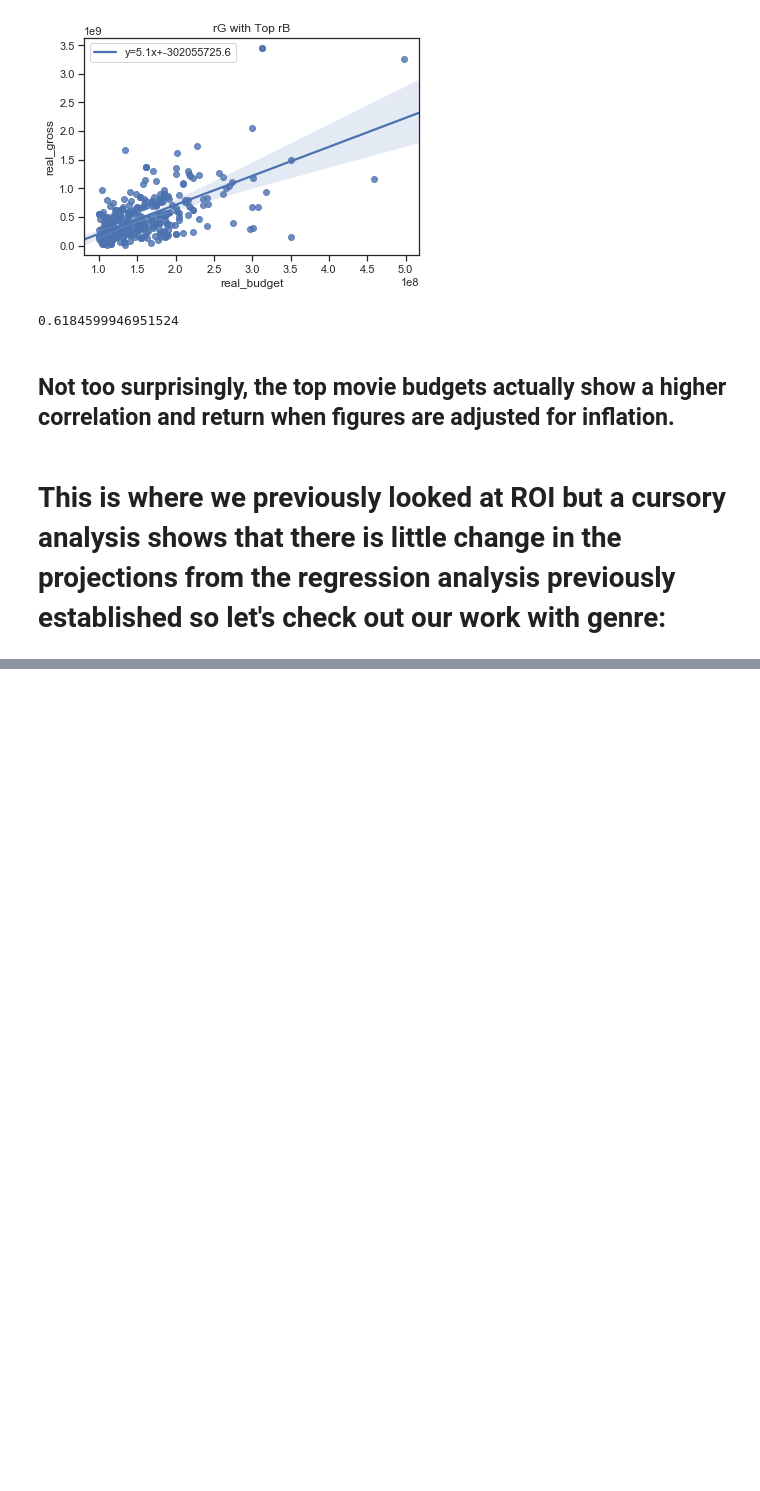
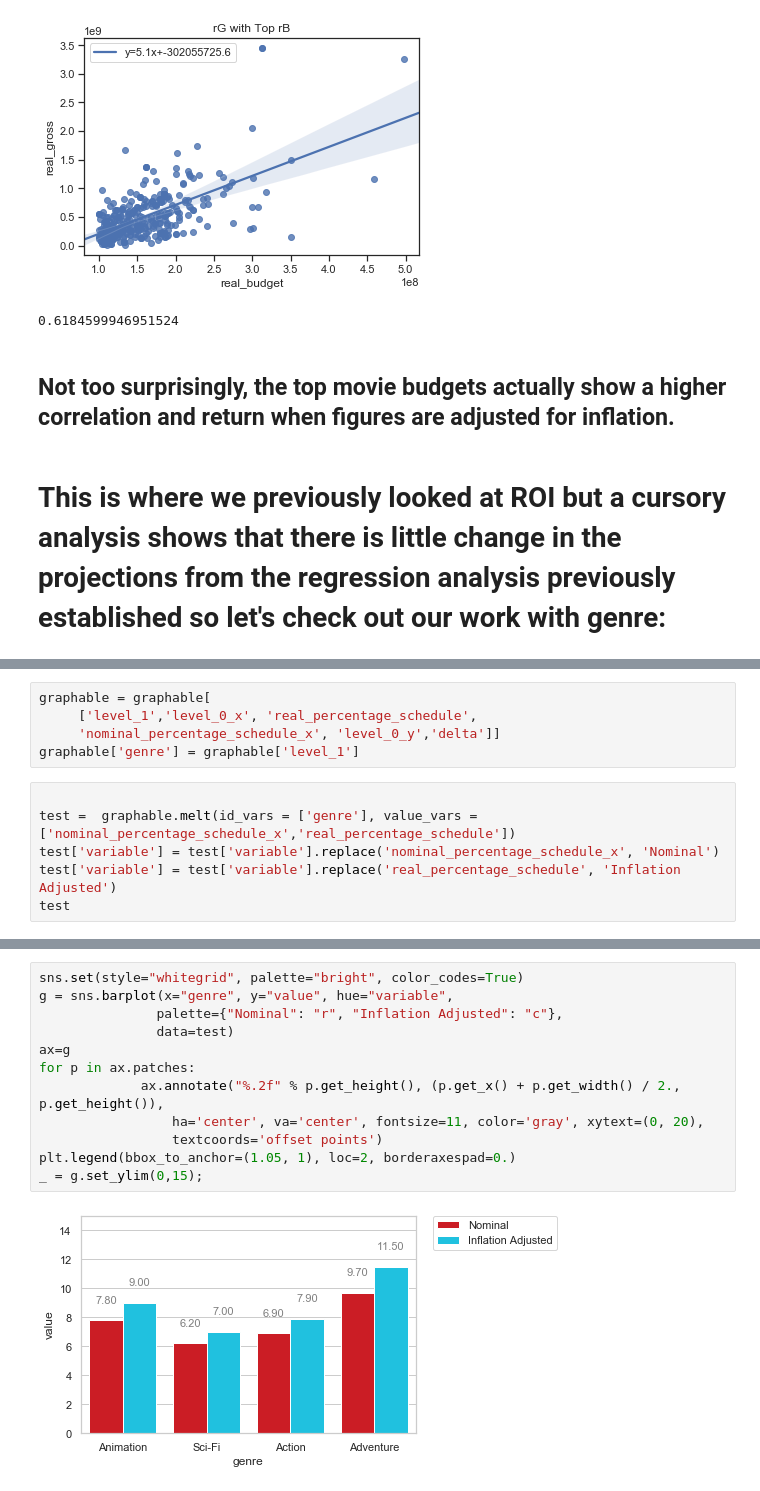
Before and after one commit to ElliotEvins/microsoft-movie-analysis-project, a Jupyter notebook: ipynb files/cpi_pursuit.ipynb, the cells around one changed output, grey strips where cells are left out. Drawn from its saved outputs; the diff is of its cells as text; blank space fills up the shorter version.

```diff
--- a/ipynb files/cpi_pursuit.ipynb
+++ b/ipynb files/cpi_pursuit.ipynb
@@ -171,0 +358,11 @@ print(r_value)
+# %%
+graphable = graphable[
+     ['level_1','level_0_x', 'real_percentage_schedule',
+     'nominal_percentage_schedule_x', 'level_0_y','delta']]
+graphable['genre'] = graphable['level_1']
+# %%
+
+test =  graphable.melt(id_vars = ['genre'], value_vars =['nominal_percentage_schedule_x','real_percentage_schedule'])
+test['variable'] = test['variable'].replace('nominal_percentage_schedule_x', 'Nominal')
+test['variable'] = test['variable'].replace('real_percentage_schedule', 'Inflation Adjusted')
+test
@@ -171,0 +379,14 @@ print(r_value)
+# %%
+sns.set(style="whitegrid", palette="bright", color_codes=True)
+g = sns.barplot(x="genre", y="value", hue="variable",
+               palette={"Nominal": "r", "Inflation Adjusted": "c"},
+               data=test)
+ax=g
+for p in ax.patches:
+             ax.annotate("%.2f" % p.get_height(), (p.get_x() + p.get_width() / 2., p.get_height()),
+                 ha='center', va='center', fontsize=11, color='gray', xytext=(0, 20),
+                 textcoords='offset points')
+plt.legend(bbox_to_anchor=(1.05, 1), loc=2, borderaxespad=0.)
+_ = g.set_ylim(0,15);
+# %% [output]
+[figure, added]
```
Also changed, not shown: parts of 18 cells of this notebook.
